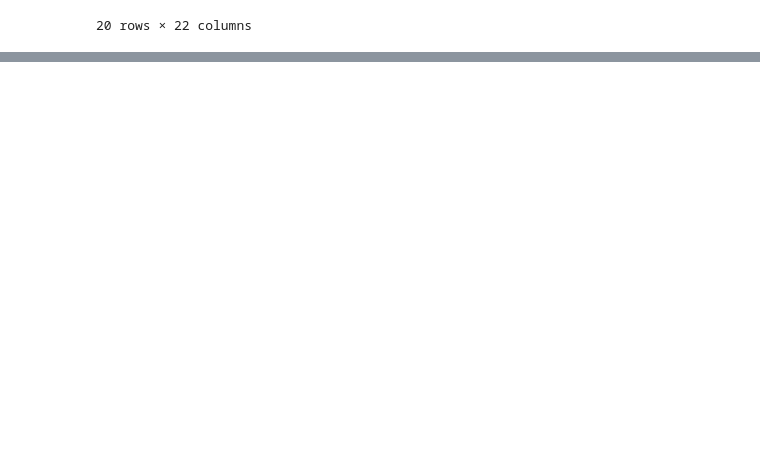
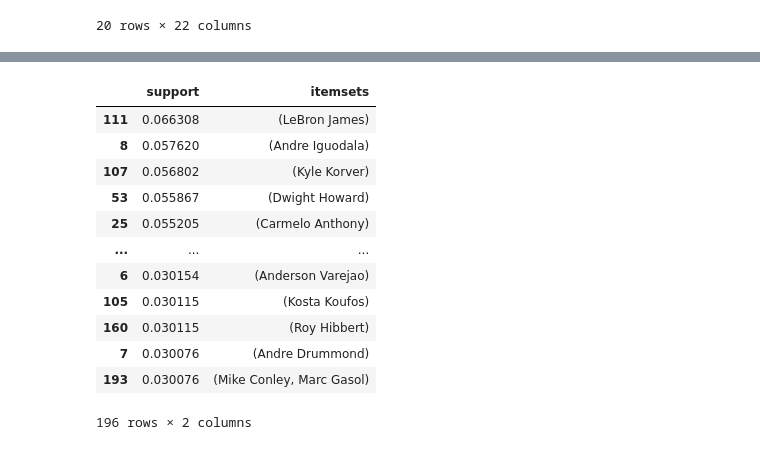
Before and after one commit to Minh-Thien-Bui/Datamine-Project, a Jupyter notebook: Basketball.ipynb, the cells around one changed output, grey strips where cells are left out. Cells and saved outputs as stored; diff of their text form; code cells hidden in the pictures; blank space fills up the shorter version.

```diff
--- a/Basketball.ipynb
+++ b/Basketball.ipynb
@@ -208,0 +237,22 @@ sns.heatmap(corr_matrix)
+# %%
+frequent_items = apriori(
+    basket.astype(bool),
+    min_support = 0.03,
+    use_colnames = True
+)
+
+frequent_items.sort_values(by = 'support', ascending = False)
+# %% [output]
+|  | support | itemsets |
+| 111 | 0.066308 | (LeBron James) |
+| 8 | 0.057620 | (Andre Iguodala) |
+| 107 | 0.056802 | (Kyle Korver) |
+| 53 | 0.055867 | (Dwight Howard) |
+| 25 | 0.055205 | (Carmelo Anthony) |
+| ... | ... | ... |
+| 6 | 0.030154 | (Anderson Varejao) |
+| 105 | 0.030115 | (Kosta Koufos) |
+| 160 | 0.030115 | (Roy Hibbert) |
+| 7 | 0.030076 | (Andre Drummond) |
+| 193 | 0.030076 | (Mike Conley, Marc Gasol) |
+196 rows × 2 columns
```
Also changed, not shown: parts of 3 cells of this notebook.
